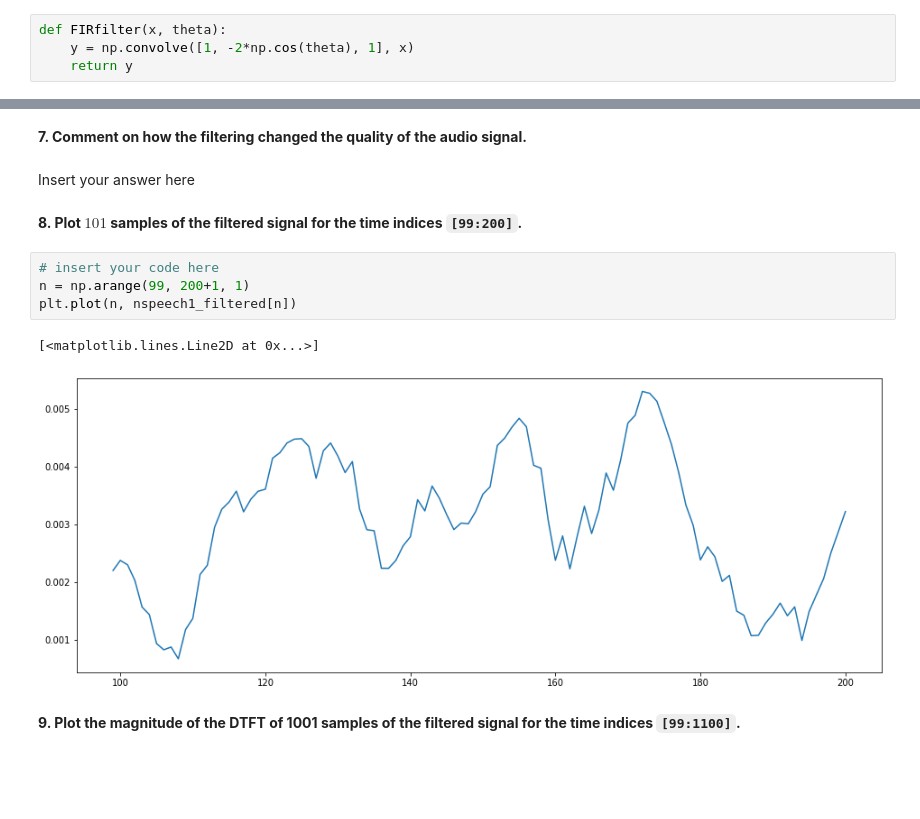
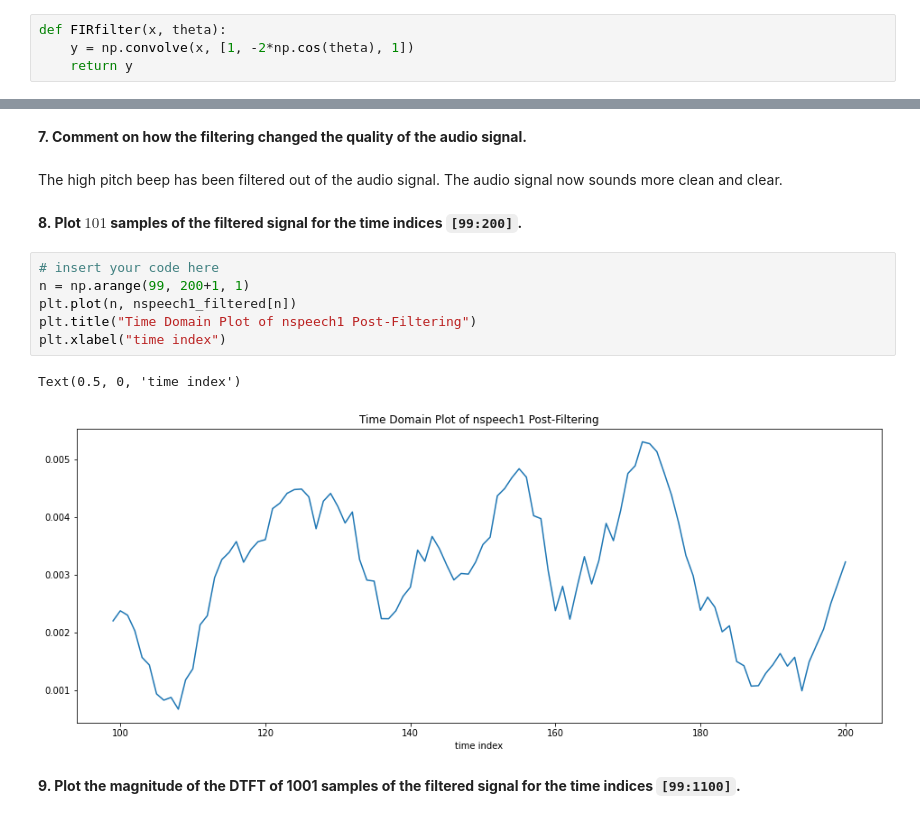
Before and after one commit to JustinWang781/438-Lab05a, a Jupyter notebook: lab05a_final_report.ipynb, the cells around one changed output, grey strips where cells are left out. Cells and saved outputs as stored; diff of their text form; blank space fills up the shorter version.

````diff
--- a/lab05a_final_report.ipynb
+++ b/lab05a_final_report.ipynb
@@ -142,7 +148,7 @@ display(theta)
 **5. Complete the function ```FIRfilter``` that implements the filter $H_f(z)$ with the measured value of $\theta$ and outputs the filtered signal (Hint: Use ```np.convolve()```).**
 # %%
 def FIRfilter(x, theta):
-    y = np.convolve([1, -2*np.cos(theta), 1], x)
+    y = np.convolve(x, [1, -2*np.cos(theta), 1])
     return y
 # %% [markdown]
 **6. Apply the new function ```FIRfilter``` to the ```nspeech1``` vector to attenuate the sinusoidal interference. Listen to the filtered signal to hear the effects of the filter.**
@@ -154,17 +160,19 @@ ipd.Audio(nspeech1_filtered, rate=8000)
 [interactive output not drawn]
 # %% [markdown]
 **7. Comment on how the filtering changed the quality of the audio signal.**
-# %% [markdown]
-Insert your answer here
+# %% [markdown]
+The high pitch beep has been filtered out of the audio signal.  The audio signal now sounds more clean and clear.
 # %% [markdown]
 **8. Plot $101$ samples of the filtered signal for the time indices ```[99:200]```.**
 # %%
 # insert your code here
 n = np.arange(99, 200+1, 1)
 plt.plot(n, nspeech1_filtered[n])
+plt.title("Time Domain Plot of nspeech1 Post-Filtering")
+plt.xlabel("time index")
 # %% [output]
-[<matplotlib.lines.Line2D at 0x...>]
+Text(0.5, 0, 'time index')
-[figure, old version]
+[figure, new version]
 # %% [markdown]
 **9. Plot the magnitude of the DTFT of 1001 samples of the filtered signal for the time indices ```[99:1100]```.**
 # %%
````
Also changed, not shown: parts of 37 cells of this notebook.
